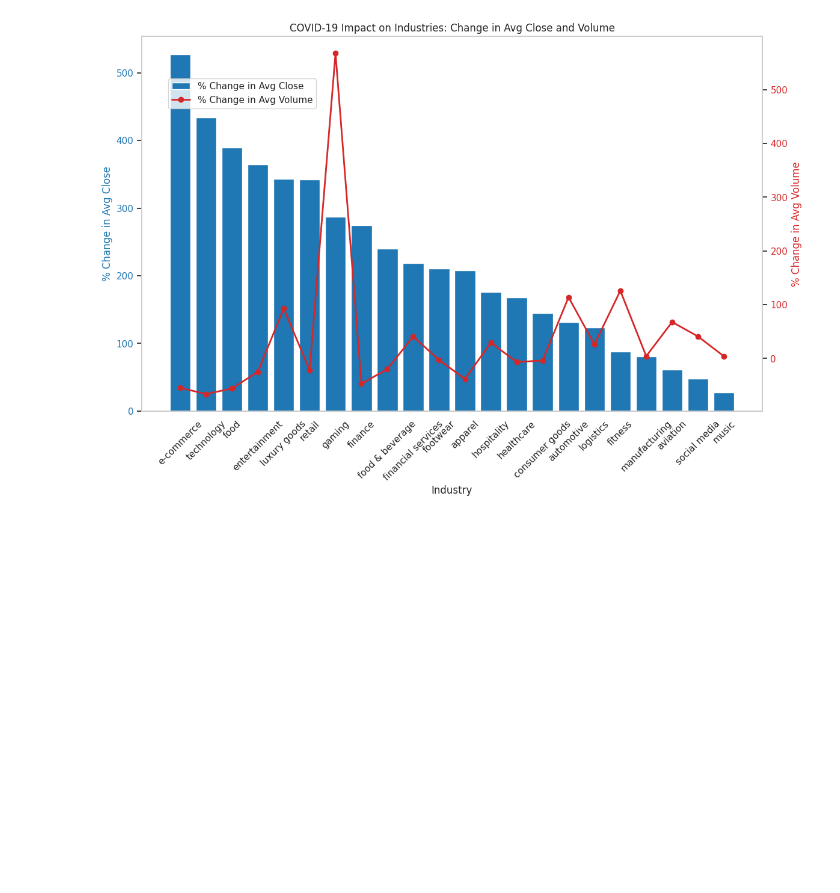
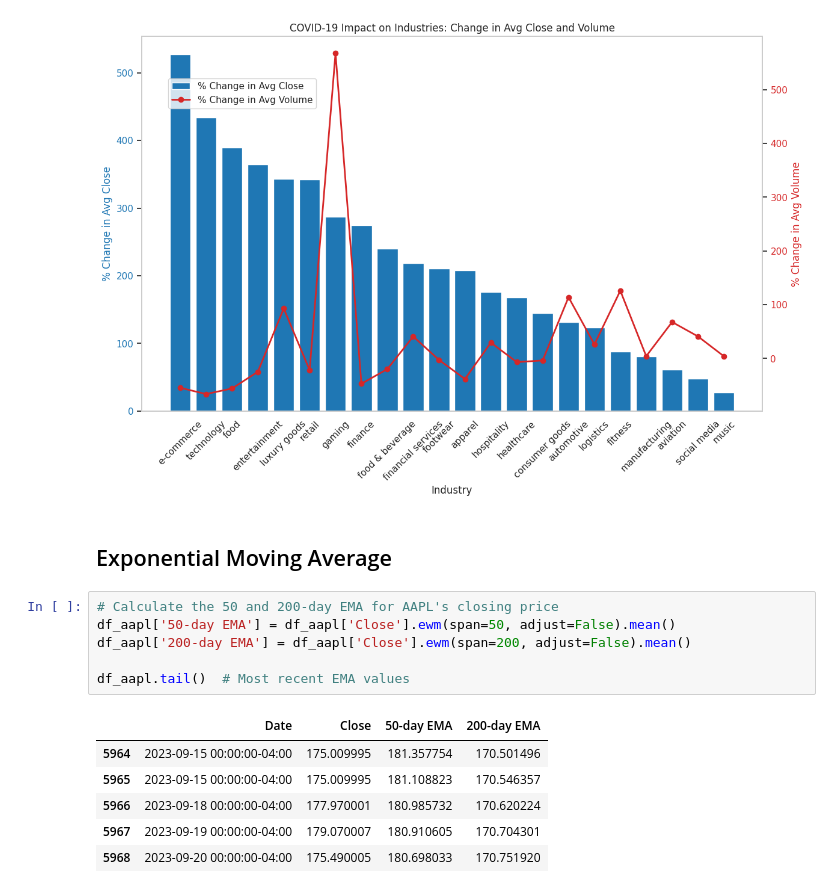
Before and after one commit to christofkaelin/ca683-project-group-1, a Jupyter notebook: CA683_Project_Group1.ipynb, the cells around one changed output. Saved outputs shown, nothing was run; the diff lists cells and outputs as text; blank space fills up the shorter version.

Commit message:
feat: exponential moving averages defined

```diff
--- a/CA683_Project_Group1.ipynb
+++ b/CA683_Project_Group1.ipynb
@@ -325,3 +321,18 @@ plt.title('COVID-19 Impact on Industries: Change in Avg Close and Volume')
 plt.show()
 # %% [output]
 [figure]
+# %% [markdown]
+## Exponential Moving Average
+# %%
+# Calculate the 50 and 200-day EMA for AAPL's closing price
+df_aapl['50-day EMA'] = df_aapl['Close'].ewm(span=50, adjust=False).mean()
+df_aapl['200-day EMA'] = df_aapl['Close'].ewm(span=200, adjust=False).mean()
+
+df_aapl.tail()  # Most recent EMA values
+# %% [output]
+|  | Date | Close | 50-day EMA | 200-day EMA |
+| 5964 | 2023-09-15 00:00:00-04:00 | 175.009995 | 181.357754 | 170.501496 |
+| 5965 | 2023-09-15 00:00:00-04:00 | 175.009995 | 181.108823 | 170.546357 |
+| 5966 | 2023-09-18 00:00:00-04:00 | 177.970001 | 180.985732 | 170.620224 |
+| 5967 | 2023-09-19 00:00:00-04:00 | 179.070007 | 180.910605 | 170.704301 |
+| 5968 | 2023-09-20 00:00:00-04:00 | 175.490005 | 180.698033 | 170.751920 |
```
Also changed, not shown: parts of 13 cells of this notebook.
